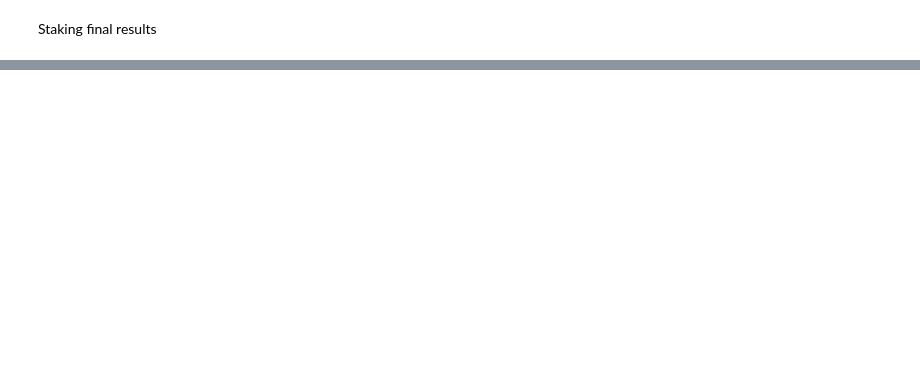
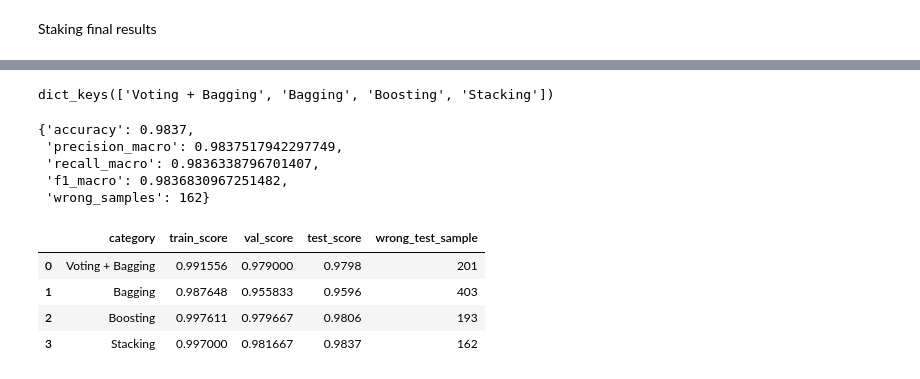
Before and after one commit to leyla-louache/mnist-project, a Jupyter notebook: notebooks/04_ensemble.ipynb, the cells around one changed output, grey strips where cells are left out. Cells and saved outputs as stored; diff of their text form; code cells hidden in the pictures; blank space fills up the shorter version.

```diff
--- a/notebooks/04_ensemble.ipynb
+++ b/notebooks/04_ensemble.ipynb
@@ -1330,11 +1154,2 @@ print(f"Stacking 3 ['GradientBoosting','kNN','SVM'] → wrong samples: {misclass
 # %% [markdown]
 Staking final results
-# %%
-results = [
-    ("Stacking 1 ['RF','kNN','SVM']", misclassified1, score1),
-    ("Stacking 2 ['BaggedTree','kNN','SVM','AdaBoost']", misclassified2, score2),
-    ("Stacking 3 ['GradientBoosting','kNN','SVM']", misclassified3, score3),
-]
-
-for name, wrong, score in results:
-    print(f"{name} → wrong samples: {wrong} → score: {score:.6f}")
@@ -1494,0 +1432,34 @@ with open("../results/ensemble.json", "w") as f:
+# %%
+print(results.keys())
+# %% [output]
+dict_keys(['Voting + Bagging', 'Bagging', 'Boosting', 'Stacking'])
+# %%
+results["Stacking"]["final_test_experiment"]["test_metrics"]
+# %% [output]
+{'accuracy': 0.9837,
+ 'precision_macro': 0.9837517942297749,
+ 'recall_macro': 0.9836338796701407,
+ 'f1_macro': 0.9836830967251482,
+ 'wrong_samples': 162}
+# %%
+# extract informations from results
+rows = []
+
+for category, res in results.items():
+
+    rows.append({
+        "category": category,
+        "train_score": res["validation_experiment"]["train_metrics"]["accuracy"],
+        "val_score": res["validation_experiment"]["validation_metrics"]["accuracy"],
+        "test_score": res["final_test_experiment"]["test_metrics"]["accuracy"],
+        "wrong_test_sample": res["final_test_experiment"]["test_metrics"]["wrong_samples"],
+    })
+
+df = pd.DataFrame(rows)
+df
+# %% [output]
+|  | category | train_score | val_score | test_score | wrong_test_sample |
+| 0 | Voting + Bagging | 0.991556 | 0.979000 | 0.9798 | 201 |
+| 1 | Bagging | 0.987648 | 0.955833 | 0.9596 | 403 |
+| 2 | Boosting | 0.997611 | 0.979667 | 0.9806 | 193 |
+| 3 | Stacking | 0.997000 | 0.981667 | 0.9837 | 162 |
```
Also changed, not shown: parts of 38 cells of this notebook, 1 other file.
